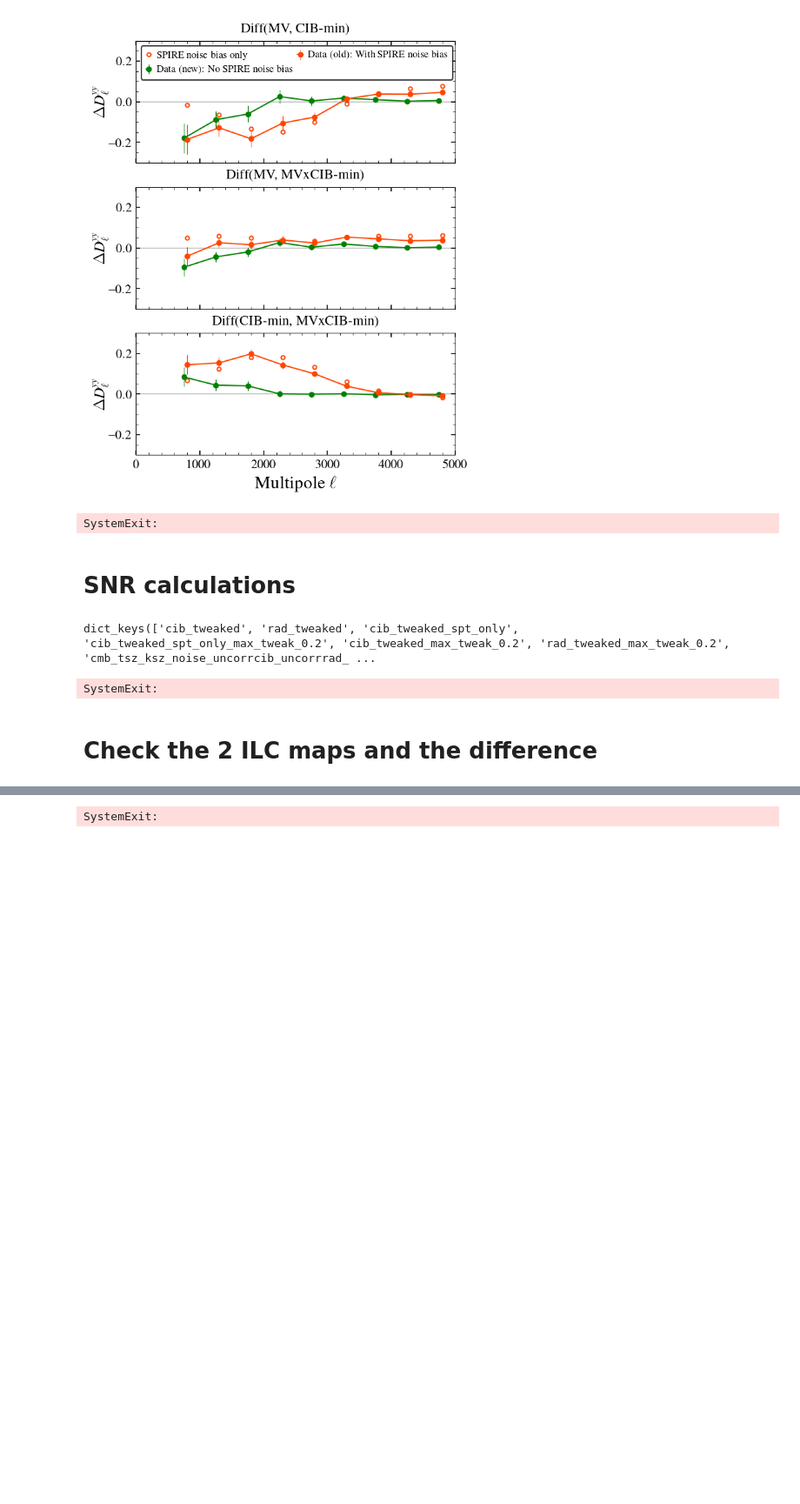
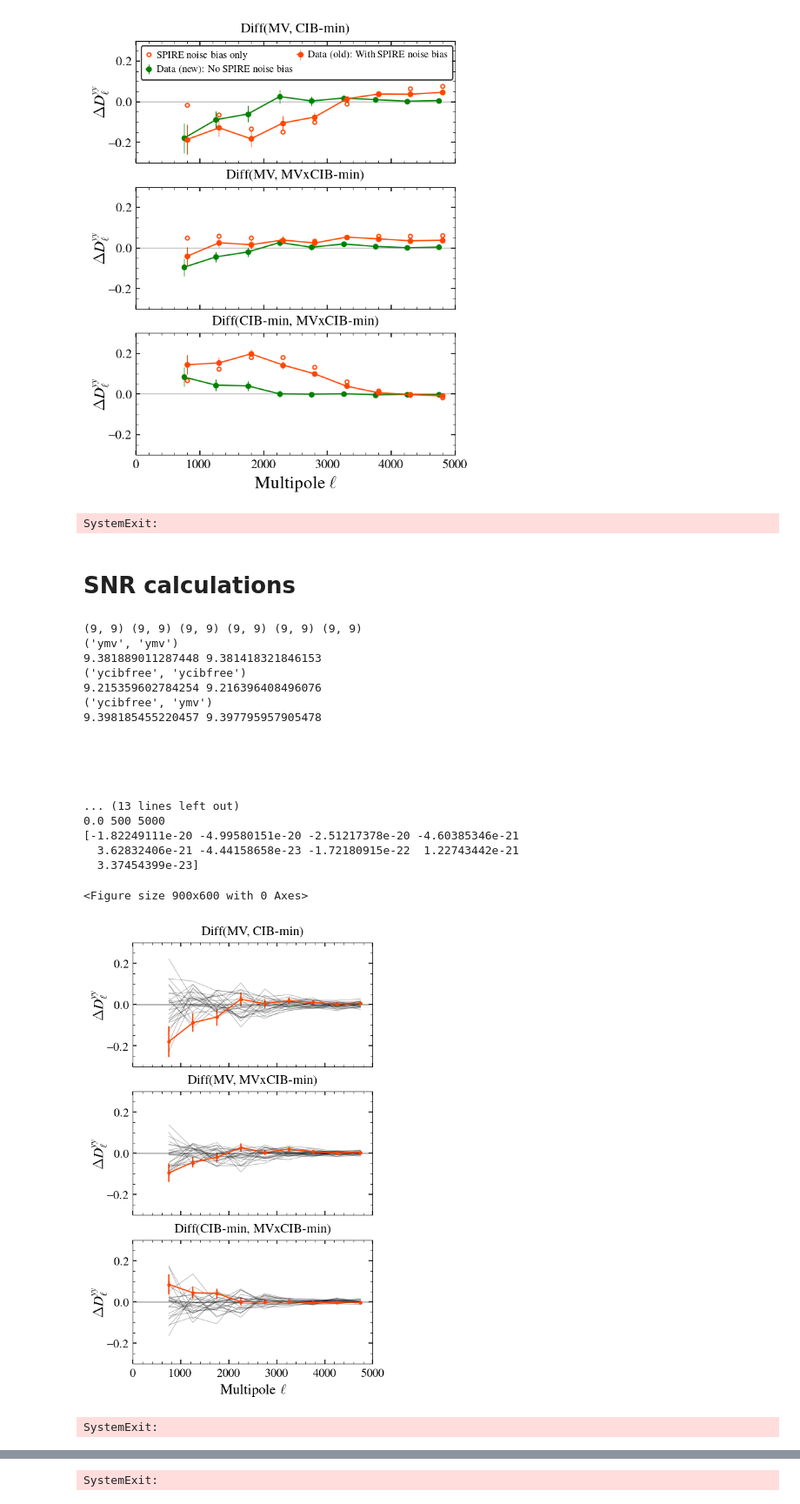
Before and after one commit to sriniraghunathan/tSZ_2pt_SPT_SPIRE, a Jupyter notebook: fit_for_tsz_cib.ipynb, the cells around one changed output, grey strips where cells are left out. Shown at 87% size. Cells and saved outputs as stored; diff of their text form; code cells hidden in the pictures; blank space fills up the shorter version.

```diff
--- a/fit_for_tsz_cib.ipynb
+++ b/fit_for_tsz_cib.ipynb
@@ -611,7 +611,7 @@ use_full = False #True
 
 for m1m2 in m1m2_arr:
     print(m1m2)
-    D = res_dic[m1m2]['data_final'][linds]
+    D = res_dic[m1m2]['data_final_odd_even_combs_only'][linds]
     if use_full:
         D = res_dic[m1m2]['for_consistency_tests']['data_full']
     C = res_dic[m1m2]['total_cov'][linds[None,:], linds[:,None]]
@@ -646,6 +646,7 @@ if use_full:
     #which_sim = 'cib_cmb_rad_tsz_ksz_noise_rc5.1_noslope_spt3gbeams_compdependent_full'
     #which_sim = 'cmb_tsz_ksz_noise_uncorrcib_uncorrrad_rc5.1_noslope_spt3gbeams_compdependent_full'
     pass
+
 
 clf()
 figure(figsize = (8., 6.5))
@@ -742,6 +743,8 @@ for tmpiter in range(3):
         reqd_tsz_cib_dic = {(500, 5000): 0.3,
                            }
         """
+        reqd_tsz_cib_dic = {(500, 5000): 0.,
+                           }
 
         """
         reqd_tsz_cib_dic = {(500, 1000): 0.17,
@@ -882,34 +885,50 @@ for tmpiter in range(3):
         """
         sbpl += 1
 
         ax = subplot(tr, tc, sbpl)
         curr_diff_vector_err = np.sqrt( np.diag( curr_diff_cov ) )
         errorbar( tmpels, curr_dl_fac * curr_diff_vector, yerr = curr_dl_fac * curr_diff_vector_err, color = 'orangered', marker = 'o', ms = 2., capsize = 0.1)
         #print(len(curr_diff_vector_sim_arr))
         #color_arr = [cm.RdYlBu_r(int(d)) for d in np.linspace(0, 255, len(curr_diff_vector_sim_arr))][10]
         color_arr1 = [cm.Set1(d) for d in np.arange(0, 10, 1)]
         color_arr2 = [cm.tab20b(d) for d in np.arange(0, 20, 1)]
         color_arr = np.concatenate((color_arr1, color_arr2))
         color_arr = ['black' for d in np.linspace(0, 255, len(curr_diff_vector_sim_arr))]
         for simcntr, cl_ in enumerate( curr_diff_vector_sim_arr ):
             plot( tmpels, curr_dl_fac * cl_, color = color_arr[simcntr], lw = 0.5, alpha = 0.3)
         xlim(0., 5000.); ylim(-0.3, 0.3)
         if sbpl >= 5:
             xlabel(r'Multipole $\ell$', fontsize = 12)
         else:
             setp(ax.get_xticklabels(), visible=False)
         if sbpl in [2, 4, 6]:
             ylabel(r'$\Delta D_{\ell}^{yy}$', fontsize = 12, labelpad = 0.)
         axhline(0., lw = 0.5); ##show(); #sys.exit()
         title(title_val, fontsize =11)
         sbpl += 1
 
     #print(tmpiter, chi_sq_val, pvalue, pvalue_sim_based); ##sys.exit()
 #suptitle(tit_str, fontsize = 14, y = 0.95)
 show()
 sys.exit()
 # %% [output]
-dict_keys(['cib_tweaked', 'rad_tweaked', 'cib_tweaked_spt_only', 'cib_tweaked_spt_only_max_tweak_0.2', 'cib_tweaked_max_tweak_0.2', 'rad_tweaked_max_tweak_0.2', 'cmb_tsz_ksz_noise_uncorrcib_uncorrrad_ ...
+(9, 9) (9, 9) (9, 9) (9, 9) (9, 9) (9, 9)
+('ymv', 'ymv')
+9.381889011287448 9.381418321846153
+('ycibfree', 'ycibfree')
+9.215359602784254 9.216396408496076
+('ycibfree', 'ymv')
+9.398185455220457 9.397795957905478
+
+
+
+
+
+... (13 lines left out)
+0.0 500 5000
+[-1.82249111e-20 -4.99580151e-20 -2.51217378e-20 -4.60385346e-21
+  3.62832406e-21 -4.44158658e-23 -1.72180915e-22  1.22743442e-21
+  3.37454399e-23]
-SystemExit:
+<Figure size 900x600 with 0 Axes>
+[figure, added]
+SystemExit:
-# %% [markdown]
-# Check the 2 ILC maps and the difference
```
Also changed, not shown: parts of 17 cells of this notebook, 5 other files.
